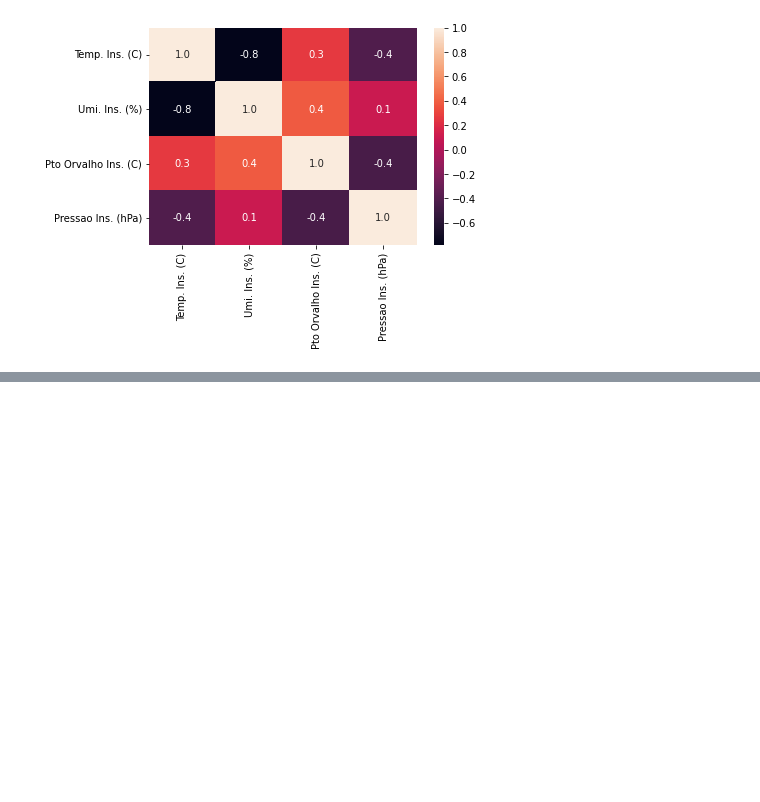
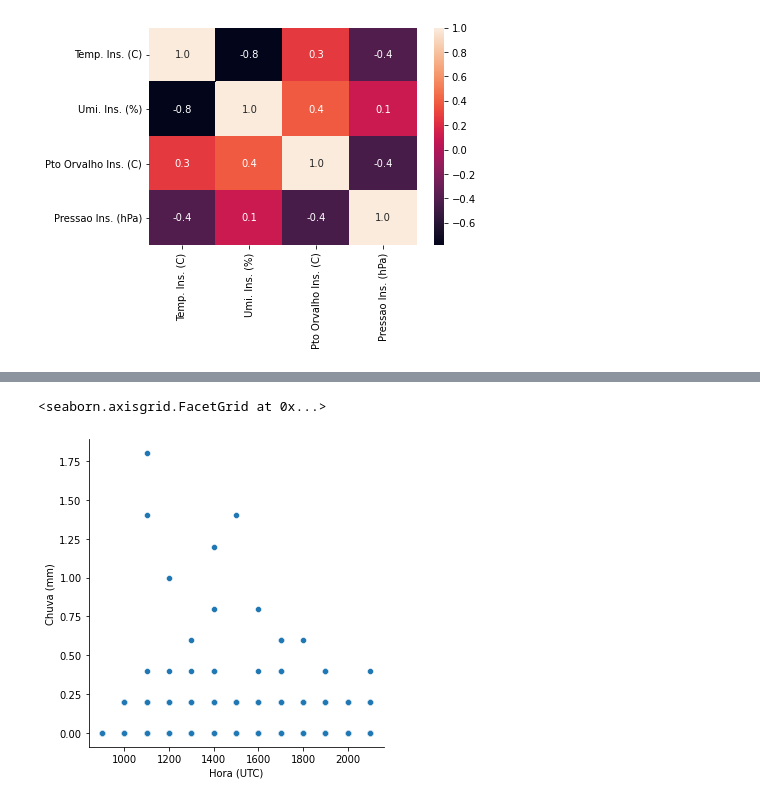
Before and after one commit to Gus-1003/Meteorologia_Estudos_Dados, a Jupyter notebook: Análise_Dados_Historicos_Anuais_INMET/Analise_INMET_Natal_RN_2021.ipynb, the cells around one changed output, grey strips where cells are left out. Saved outputs shown, nothing was run; the diff lists cells and outputs as text; code cells hidden in the pictures; blank space fills up the shorter version.

```diff
--- a/Análise_Dados_Historicos_Anuais_INMET/Analise_INMET_Natal_RN_2021.ipynb
+++ b/Análise_Dados_Historicos_Anuais_INMET/Analise_INMET_Natal_RN_2021.ipynb
@@ -470,0 +649,6 @@ sb.heatmap(corr, annot=True, fmt=".1f")
+# %%
+# Chuvas em natal acontecem na madrugada :(
+sb.relplot(data=result, x='Hora (UTC)', y='Chuva (mm)')
+# %% [output]
+<seaborn.axisgrid.FacetGrid at 0x...>
+[figure, added]
```
Also changed, not shown: parts of 14 cells of this notebook.
